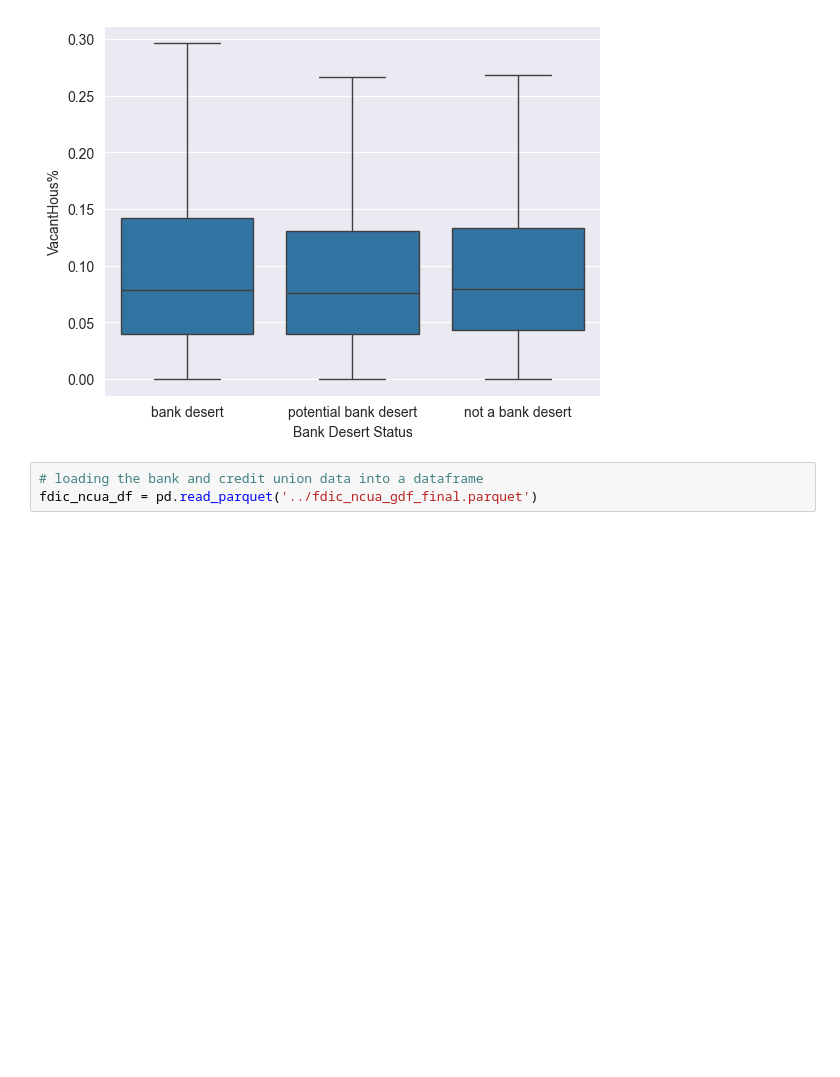
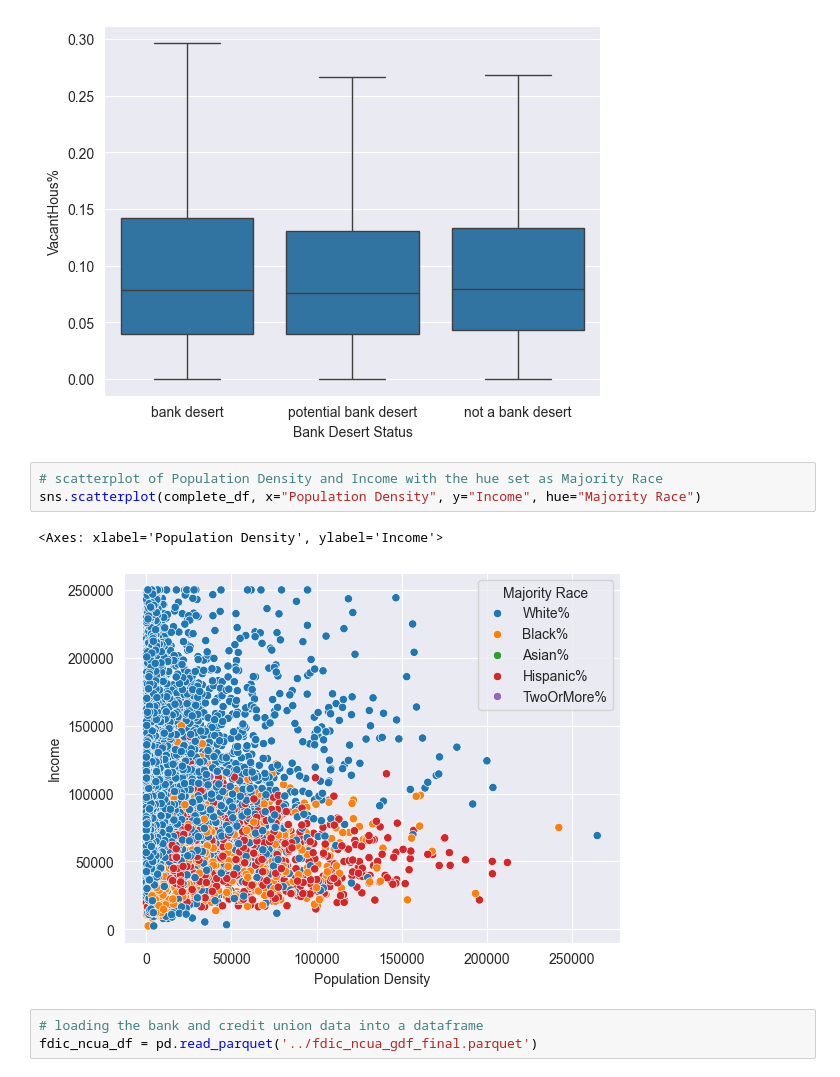
Before and after one commit to JocelArcelona/Bank-Deserts-Phenomenon, a Jupyter notebook: data_visualization/feature_importance_visuals.ipynb, the cells around one changed output. Saved outputs shown, nothing was run; the diff lists cells and outputs as text; blank space fills up the shorter version.

```diff
--- a/data_visualization/feature_importance_visuals.ipynb
+++ b/data_visualization/feature_importance_visuals.ipynb
@@ -125,6 +128,12 @@ sns.boxplot(complete_df, x="Bank Desert Status", y="VacantHous%", showfliers=Fal
 # %% [output]
 <Axes: xlabel='Bank Desert Status', ylabel='VacantHous%'>
 [figure]
+# %%
+# scatterplot of Population Density and Income with the hue set as Majority Race
+sns.scatterplot(complete_df, x="Population Density", y="Income", hue="Majority Race")
+# %% [output]
+<Axes: xlabel='Population Density', ylabel='Income'>
+[figure, added]
 # %%
 # loading the bank and credit union data into a dataframe
 fdic_ncua_df = pd.read_parquet('../fdic_ncua_gdf_final.parquet')
```
Also changed, not shown: parts of 5 cells of this notebook.
